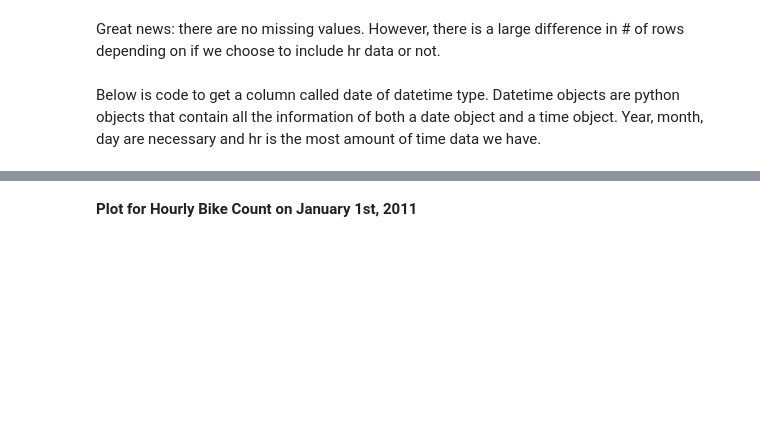
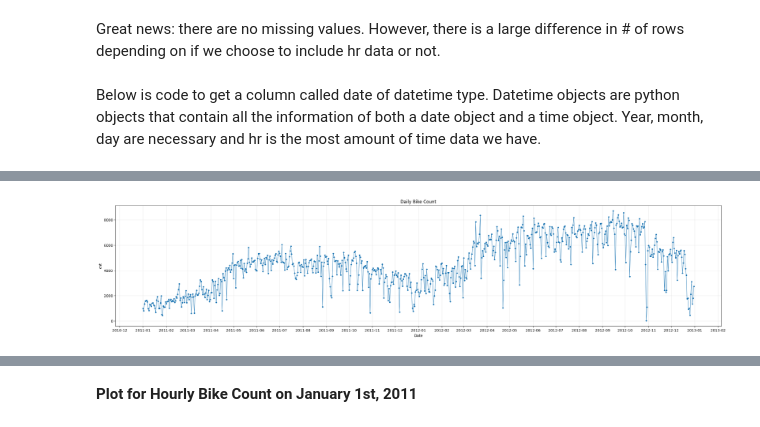
Before and after one commit to LamaAbdulal/AISE4010_Project, a Jupyter notebook: Project_Bike_Share_Capital.ipynb, the cells around one changed output, grey strips where cells are left out. Saved outputs shown, nothing was run; the diff lists cells and outputs as text; code cells hidden in the pictures; blank space fills up the shorter version.

```diff
--- a/Project_Bike_Share_Capital.ipynb
+++ b/Project_Bike_Share_Capital.ipynb
@@ -221,0 +211,15 @@ cnt_data_hourly.plot(ylabel='cnt',grid=True)
+# %%
+#create univariate dataset of daily bike count values
+fig, ax = plt.subplots(figsize=(30, 6))
+ax.plot(df.index, df['cnt'], marker='.', linewidth=0.8)
+plt.title('Daily Bike Count')
+# Tick every week on Monday
+ax.xaxis.set_major_locator(
+    mdates.MonthLocator(interval=1)
+)
+ax.set_ylabel('cnt')
+ax.grid(alpha=0.3)
+ax.set_xlabel('Date')
+plt.show()
+# %% [output]
+[figure, added]
```
Also changed, not shown: parts of 47 cells of this notebook.
